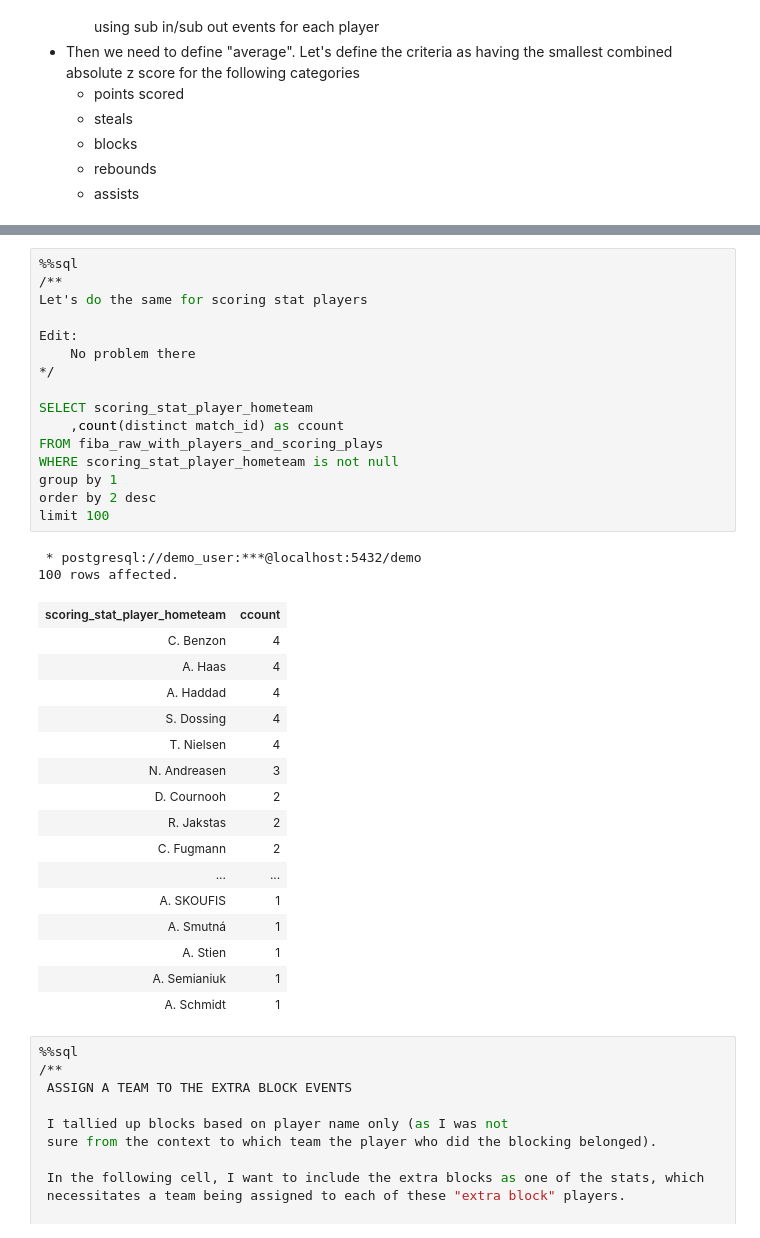
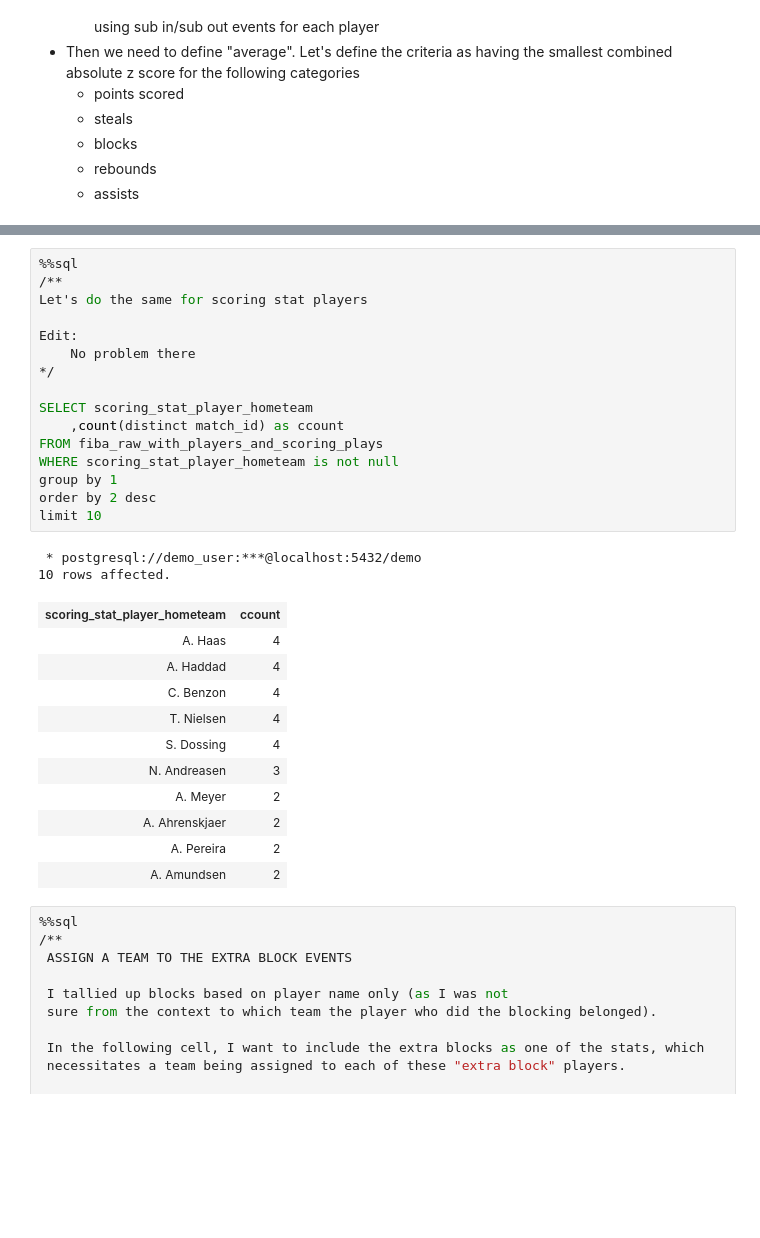
Before and after one commit to insho/fiba-europe-basketball-project, a Jupyter notebook: fiba_europe_sql_demo.ipynb, the cells around one changed output, grey strips where cells are left out. Cells and saved outputs as stored; diff of their text form; blank space fills up the shorter version.

```diff
--- a/fiba_europe_sql_demo.ipynb
+++ b/fiba_europe_sql_demo.ipynb
@@ -1335,38 +1344,33 @@ limit 100
 # %%
 %%sql
 /**
 Let's do the same for scoring stat players
 
 Edit:
     No problem there
 */
 
 SELECT scoring_stat_player_hometeam
     ,count(distinct match_id) as ccount
 FROM fiba_raw_with_players_and_scoring_plays
 WHERE scoring_stat_player_hometeam is not null
 group by 1
 order by 2 desc
-limit 100
+limit 10
 # %% [output]
  * postgresql://demo_user:***@localhost:5432/demo
-100 rows affected.
+10 rows affected.
 | scoring_stat_player_hometeam | ccount |
-| C. Benzon | 4 |
 | A. Haas | 4 |
 | A. Haddad | 4 |
+| C. Benzon | 4 |
+| T. Nielsen | 4 |
 | S. Dossing | 4 |
-| T. Nielsen | 4 |
 | N. Andreasen | 3 |
-| D. Cournooh | 2 |
-| R. Jakstas | 2 |
-| C. Fugmann | 2 |
-| ... | ... |
-| A. SKOUFIS | 1 |
-| A. Smutná | 1 |
-| A. Stien | 1 |
-| A. Semianiuk | 1 |
-| A. Schmidt | 1 |
+| A. Meyer | 2 |
+| A. Ahrenskjaer | 2 |
+| A. Pereira | 2 |
+| A. Amundsen | 2 |
 # %%
 %%sql
 /**
```
Also changed, not shown: parts of 20 cells of this notebook.
